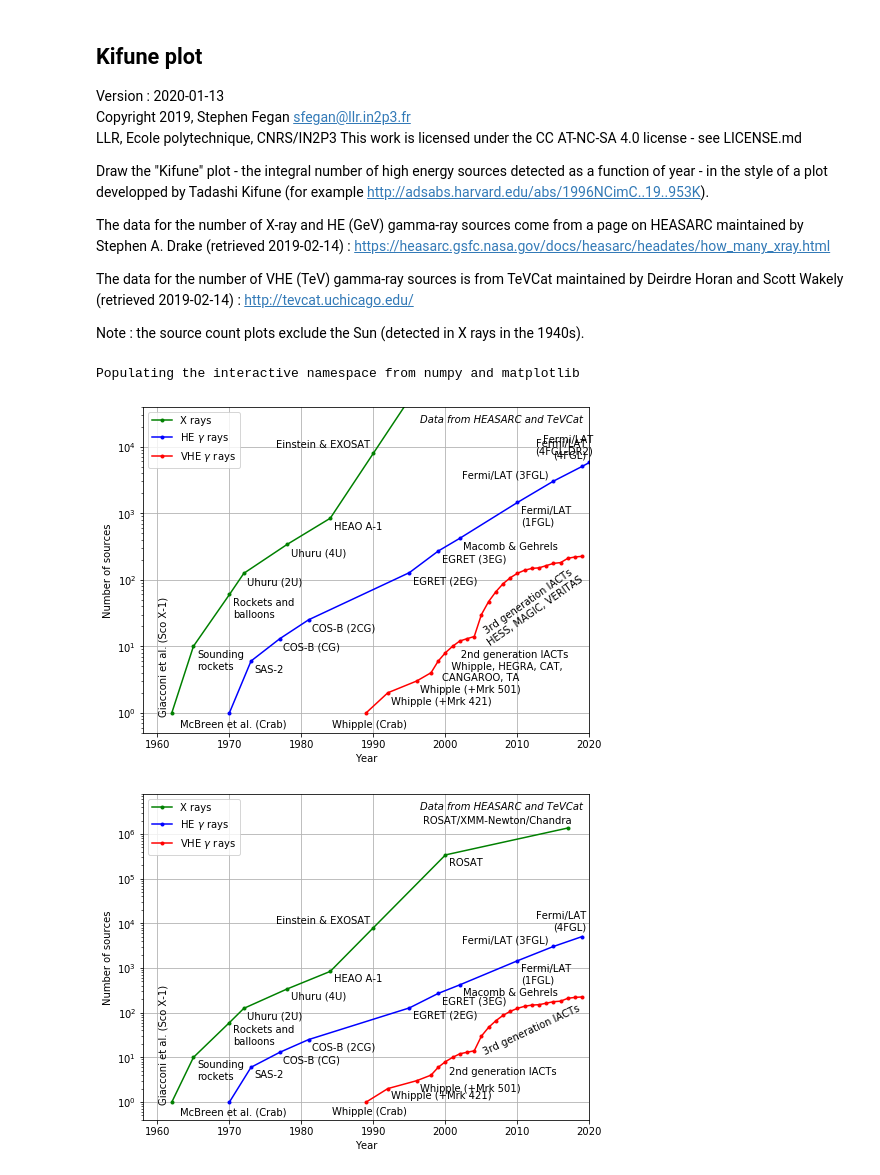
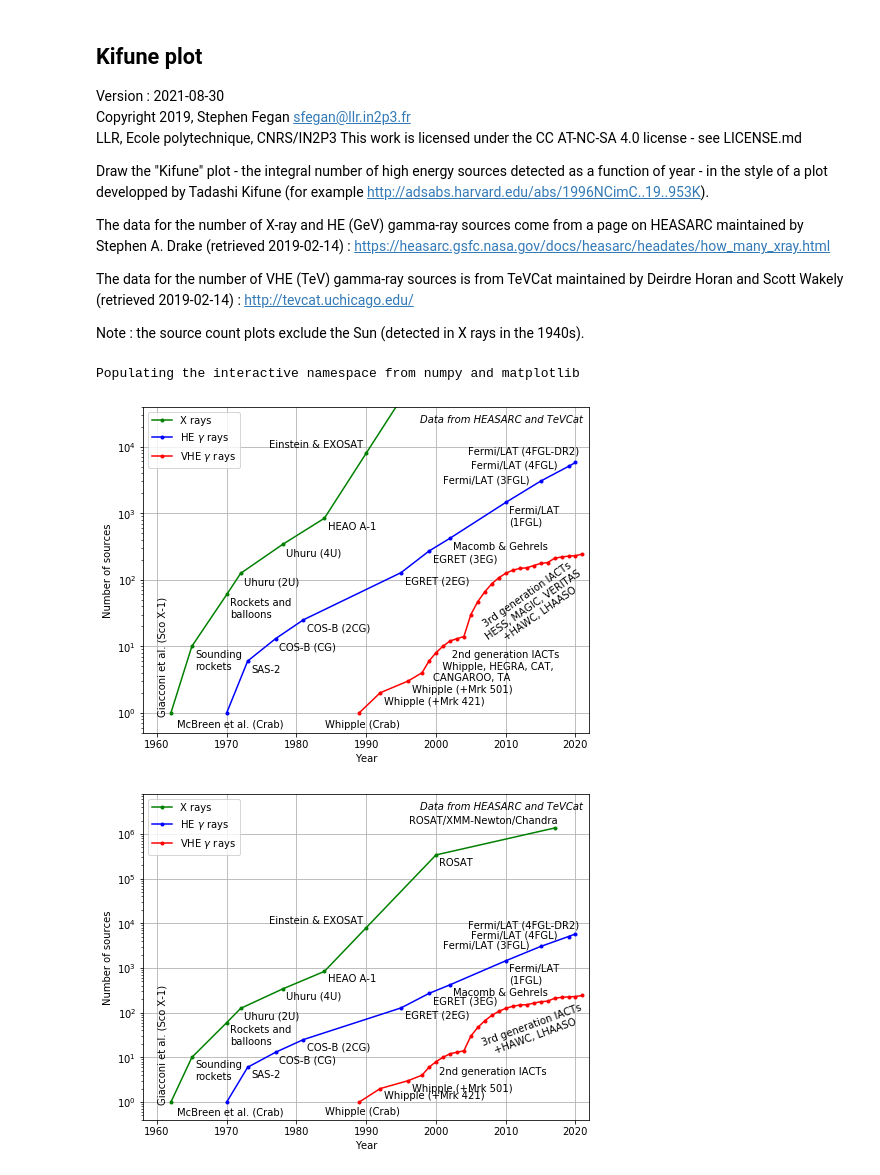
Before and after one commit to sfegan/kifune-plot, a Jupyter notebook: Kifune Plot.ipynb, the cells around one changed output. Drawn from its saved outputs; the diff is of its cells as text; code cells hidden in the pictures.

Commit message:
Add 2020 & 2021 (to September)

```diff
--- a/Kifune Plot.ipynb
+++ b/Kifune Plot.ipynb
@@ -1,7 +1,7 @@
 # %% [markdown]
 ## Kifune plot
 
-Version : 2020-01-13
+Version : 2021-08-30
 Copyright 2019, Stephen Fegan <sfegan@llr.in2p3.fr>
 LLR, Ecole polytechnique, CNRS/IN2P3
 This work is licensed under the CC AT-NC-SA 4.0 license - see LICENSE.md
@@ -61,9 +61,9 @@ gev = [ [ 1970,        1, 'McBreen et al. (Crab)', dict(ha='center', va='top', d
         [ 1999,      270, 'EGRET (3EG)' ],
         [ 2002,      420, 'Macomb & Gehrels' ],
         [ 2010,     1451, 'Fermi/LAT\n(1FGL)' ],
-        [ 2015,     3034, 'Fermi/LAT (3FGL)', dict(ha='right', va='bottom', dx=-0.75, dy=0.025) ],
-        [ 2019,     5064, 'Fermi/LAT\n(4FGL)', dict(ha='right', va='bottom', dy=+0.1) ],
-        [ 2020,     5788, 'Fermi/LAT\n(4FGL-DR2)', dict(ha='right', va='bottom', dy=+0.1) ]
+        [ 2015,     3034, 'Fermi/LAT (3FGL)', dict(ha='right', va='center', dx=-1.65, dy=0.025) ],
+        [ 2019,     5064, 'Fermi/LAT (4FGL)', dict(ha='right', va='center', dx=-1.65, dy=0.025) ],
+        [ 2020,     5788, 'Fermi/LAT (4FGL-DR2)', dict(ha='right', va='bottom', dy=+0.1) ]
     ]
 
 tev = [ [ 1989,   1, 'Whipple (Crab)', dict(ha='center', va='top', dy=-0.1) ],
@@ -81,7 +81,7 @@ tev = [ [ 1989,   1, 'Whipple (Crab)', dict(ha='center', va='top', dy=-0.1) ],
         [ 2006,  47 ],
         [ 2007,  66 ],
         [ 2008,  87 ],
-        [ 2009, 107, '3rd generation IACTs\nHESS, MAGIC, VERITAS', dict(ha='center', va='top', dx=3.0, dy=0.2, rotation=35) ],
+        [ 2009, 107, '3rd generation IACTs\nHESS, MAGIC, VERITAS\n+HAWC, LHAASO', dict(ha='center', va='top', dx=5.0, dy=0.25, rotation=35) ],
         [ 2010, 125 ],
         [ 2011, 139 ],
         [ 2012, 148 ],
@@ -91,26 +91,28 @@ tev = [ [ 1989,   1, 'Whipple (Crab)', dict(ha='center', va='top', dy=-0.1) ],
         [ 2016, 181 ],
         [ 2017, 210 ],
         [ 2018, 220 ],
-        [ 2019, 225 ]
+        [ 2019, 226 ],
+        [ 2020, 230 ],
+        [ 2021, 243 ] # YEAR TO SEPTEMBER 1ST - TO BE COMPLETED
 ]
 # %%
 figure(figsize(8,6))
 plot_data(xray,'g','X rays', label_cutoff=2e5)
 plot_data(gev,'b','HE $\\gamma$ rays')
 plot_data(tev,'r','VHE $\\gamma$ rays')
-axis([1958, 2020,0.5,40000])
+axis([1958, 2022,0.5,40000])
 xlabel('Year')
 ylabel('Number of sources')
 text(0.985,0.975,
 #     'Data from HEASARC (S. A. Drake) and TeVCat (Horan & Wakely)',
      'Data from HEASARC and TeVCat',
      style='oblique', transform = gca().transAxes, ha='right', va='top')
 grid()
 legend(loc=2)
 savefig('kifune.pdf')
 savefig('kifune.png',dpi=300)
 # %% [output]
-[figure, old version]
+[figure, new version]
 # %%
 figure(figsize(8,6))
 plot_data(xray,'g','X rays')
@@ -118,10 +120,10 @@ plot_data(gev,'b','HE $\\gamma$ rays')
 tev_small = copy.deepcopy(tev)
 tev_small[6][2] = '2nd generation IACTs'
 tev_small[6][3] = dict(ha='left', va='top', dx=-0.5, dy=-0.2)
-tev_small[14][2] = '3rd generation IACTs'
-tev_small[14][3] = dict(ha='center', va='top', dx=3.0, dy=0.2, rotation=25)
+tev_small[14][2] = '3rd generation IACTs\n+HAWC, LHAASO'
+tev_small[14][3] = dict(ha='center', va='top', dx=5.0, dy=0.2, rotation=20)
 plot_data(tev_small,'r','VHE $\\gamma$ rays')
-axis([1958, 2020,0.4,8e6])
+axis([1958, 2022,0.4,8e6])
 xlabel('Year')
 ylabel('Number of sources')
 text(0.985,0.975,
@@ -133,4 +135,4 @@ legend(loc=2)
 savefig('kifune_unzoomed.pdf')
 savefig('kifune_unzoomed.png',dpi=300)
 # %% [output]
-[figure, old version]
+[figure, new version]
```
Also changed, not shown: 4 other files.
